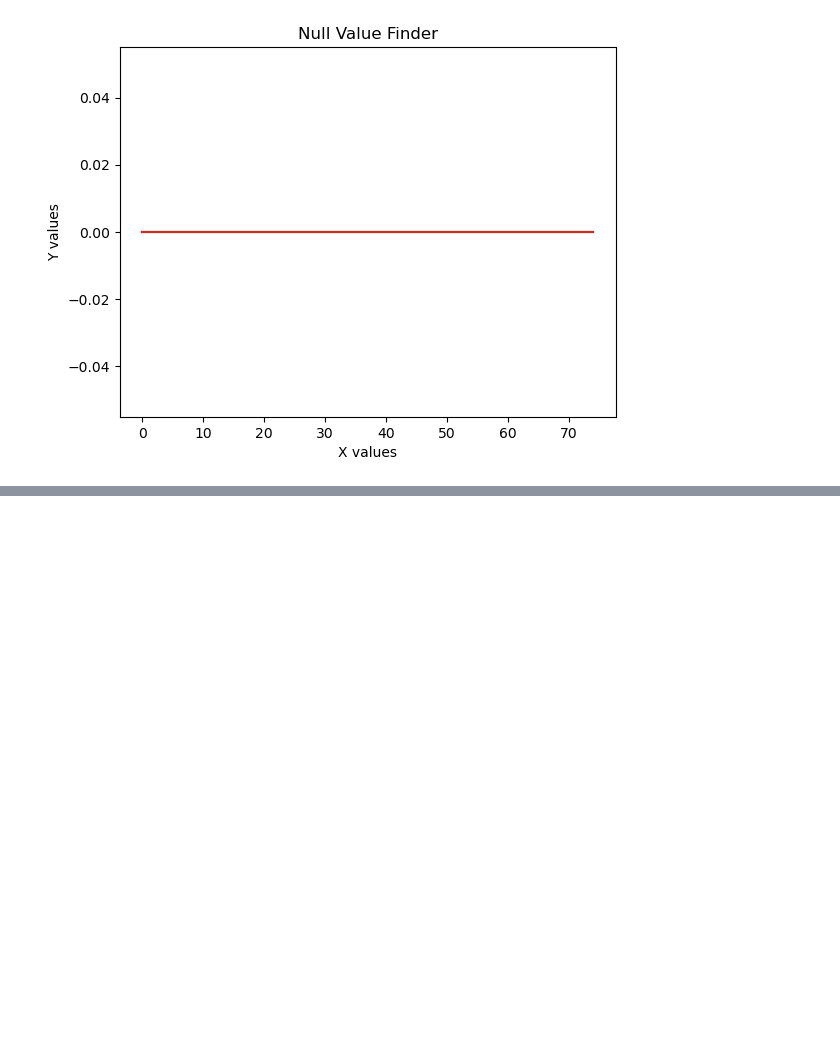
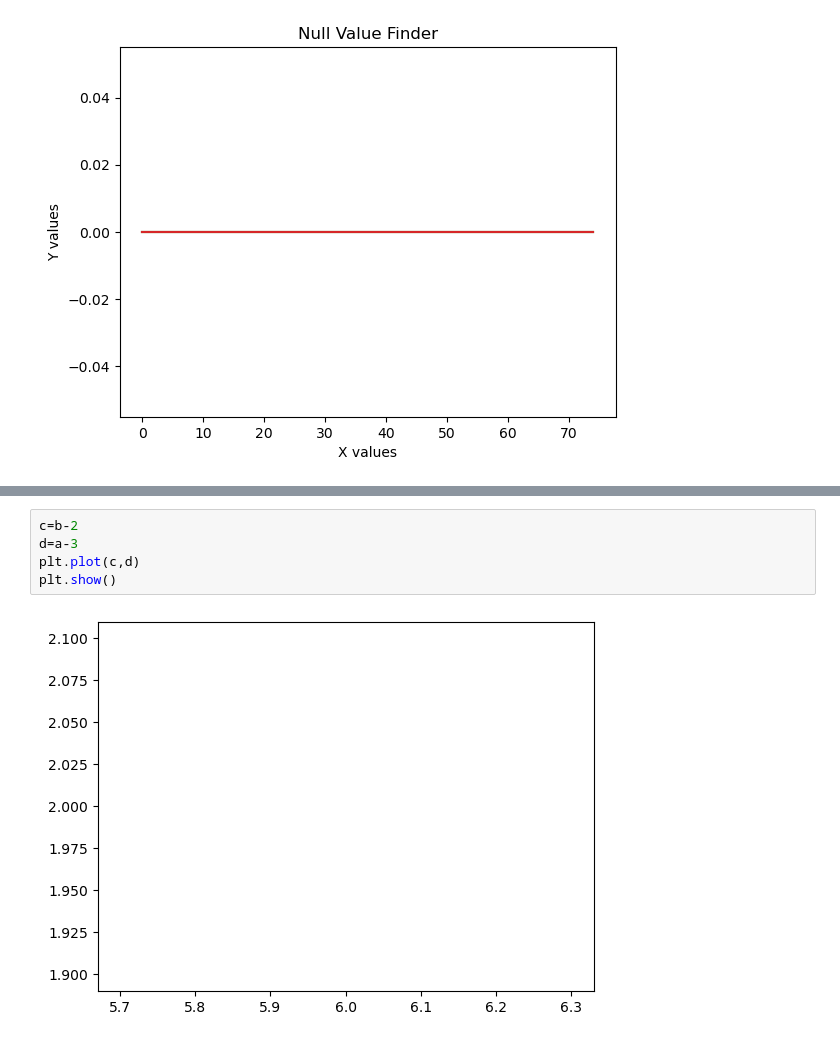
Before and after one commit to lakshitha2009/Data-Science, a Jupyter notebook: Panindia.ipynb, the cells around one changed output, grey strips where cells are left out. Drawn from its saved outputs; the diff is of its cells as text; blank space fills up the shorter version.

```diff
--- a/Panindia.ipynb
+++ b/Panindia.ipynb
@@ -216,0 +232,7 @@ plt.show()
+# %%
+c=b-2
+d=a-3
+plt.plot(c,d)
+plt.show()
+# %% [output]
+[figure, added]
```
Also changed, not shown: parts of 27 cells of this notebook.
